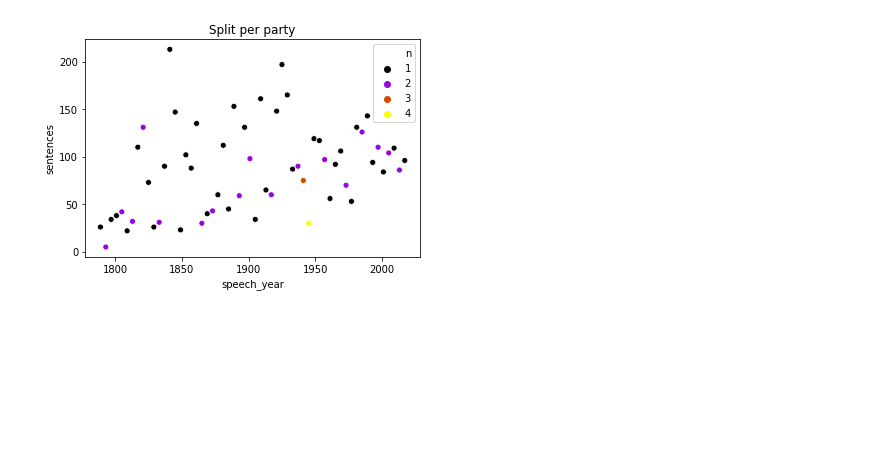
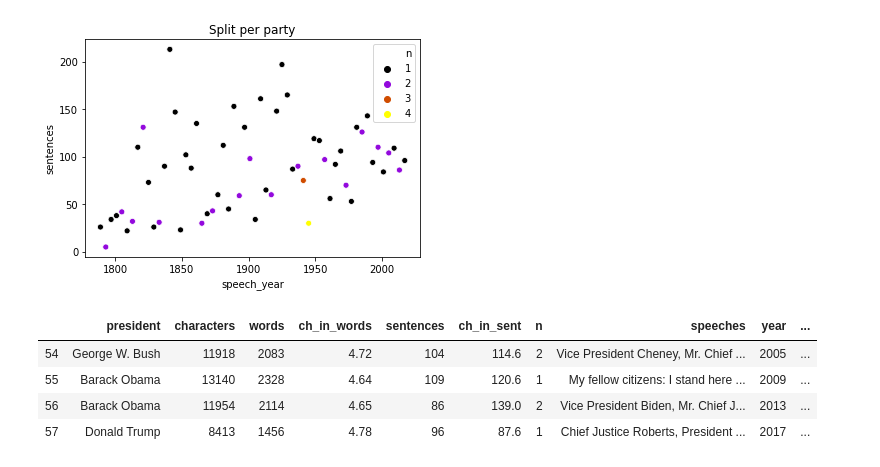
Before and after one commit to MichalWlodkowski/US_speeches, a Jupyter notebook: nlp.ipynb, the cells around one changed output. Drawn from its saved outputs; the diff is of its cells as text; code cells hidden in the pictures; blank space fills up the shorter version.

```diff
--- a/nlp.ipynb
+++ b/nlp.ipynb
@@ -248,3 +248,17 @@ plt.title('Split per party')
 plt.show()
 # %% [output]
 [figure]
+# %%
+speeches0 = pd.DataFrame(plain_text, columns = ['speeches'])
+f_speeches = pd.concat([speeches,speeches0,years], axis = 1)
+f_speeches.columns = ['president','characters','words','ch_in_words','sentences','ch_in_sent','n','speeches','year']
+
+f_speeches = pd.merge(f_speeches, party[['President','Party']], left_on = 'president', right_on='President', how ='left')
+f_speeches.drop('President', axis = 1,inplace=True)
+f_speeches.tail(4)
+# %% [output]
+|  | president | characters | words | ch_in_words | sentences | ch_in_sent | n | speeches | year | ... |
+| 54 | George W. Bush | 11918 | 2083 | 4.72 | 104 | 114.6 | 2 | Vice President Cheney, Mr. Chief ... | 2005 | ... |
+| 55 | Barack Obama | 13140 | 2328 | 4.64 | 109 | 120.6 | 1 | My fellow citizens: I stand here ... | 2009 | ... |
+| 56 | Barack Obama | 11954 | 2114 | 4.65 | 86 | 139.0 | 2 | Vice President Biden, Mr. Chief J... | 2013 | ... |
+| 57 | Donald Trump | 8413 | 1456 | 4.78 | 96 | 87.6 | 1 | Chief Justice Roberts, President ... | 2017 | ... |
```
Also changed, not shown: parts of 1 cell of this notebook.
